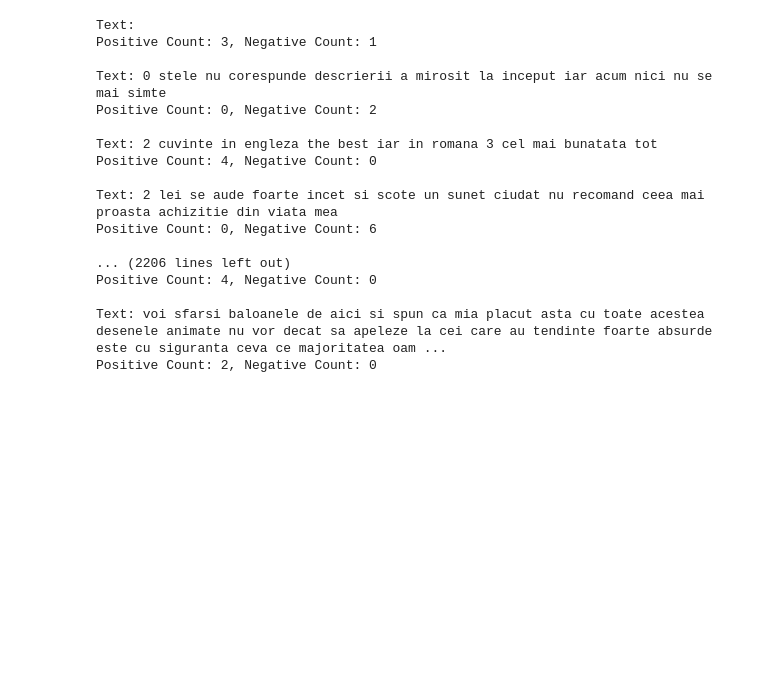
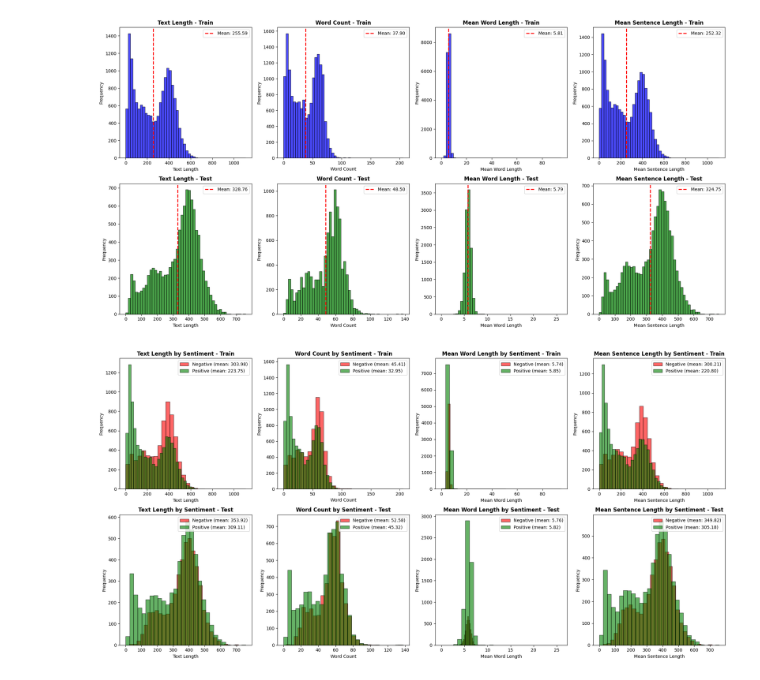
Before and after one commit to deniz2104/Homework_AI_2, a Jupyter notebook: sentiment_analysis_romanian_text.ipynb, the cells around one changed output. Drawn from its saved outputs; the diff is of its cells as text; code cells hidden in the pictures; blank space fills up the shorter version.

```diff
--- a/sentiment_analysis_romanian_text.ipynb
+++ b/sentiment_analysis_romanian_text.ipynb
@@ -10,6 +18,8 @@ from collections import Counter
 # %%
 nltk.download('punkt_tab')
 nltk.download('stopwords')
+
+nlp = spacy.load('ro_core_news_sm')
 # %% [output]
 [nltk_data] Downloading package punkt_tab to
 [nltk_data]     /Users/denis2104/nltk_data...
@@ -207,25 +270,52 @@ def see_positive_negative_sentiments_per_duplicate_text(duplicate_dataset):
-# %%
-list_of_duplicates_in_train = see_positive_negative_sentiments_per_duplicate_text(duplicate_text_in_train)
-list_of_duplicates_in_test = see_positive_negative_sentiments_per_duplicate_text(duplicate_text_in_test)
-
-for text, (pos_count, neg_count) in list_of_duplicates_in_train:
-    if pos_count != neg_count:
-        print(f"Text: {text}\nPositive Count: {pos_count}, Negative Count: {neg_count}\n")
-# %% [output]
-Text:
-Positive Count: 3, Negative Count: 1
-
-Text: 0 stele nu corespunde descrierii a mirosit la inceput iar acum nici nu se mai simte
-Positive Count: 0, Negative Count: 2
-
-Text: 2 cuvinte in engleza the best iar in romana 3 cel mai bunatata tot
-Positive Count: 4, Negative Count: 0
-
-Text: 2 lei se aude foarte incet si scote un sunet ciudat nu recomand ceea mai proasta achizitie din viata mea
-Positive Count: 0, Negative Count: 6
-
-... (2206 lines left out)
-Positive Count: 4, Negative Count: 0
-
-Text: voi sfarsi baloanele de aici si spun ca mia placut asta cu toate acestea desenele animate nu vor decat sa apeleze la cei care au tendinte foarte absurde este cu siguranta ceva ce majoritatea oam ...
-Positive Count: 2, Negative Count: 0
+# %%
+fig, axes = plt.subplots(2, 4, figsize=(20, 10))
+
+features = ['length', 'word_count', 'mean_word_length', 'mean_sentence_length']
+titles = ['Text Length', 'Word Count', 'Mean Word Length', 'Mean Sentence Length']
+
+for idx, (feature, title) in enumerate(zip(features, titles)):
+    axes[0, idx].hist(train[feature], bins=50, alpha=0.7, color='blue', edgecolor='black')
+    axes[0, idx].set_title(f'{title} - Train', fontsize=12, fontweight='bold')
+    axes[0, idx].set_xlabel(title)
+    axes[0, idx].set_ylabel('Frequency')
+    axes[0, idx].axvline(train[feature].mean(), color='red', linestyle='--', linewidth=2, label=f'Mean: {train[feature].mean():.2f}')
+    axes[0, idx].legend()
+
+    axes[1, idx].hist(test[feature], bins=50, alpha=0.7, color='green', edgecolor='black')
+    axes[1, idx].set_title(f'{title} - Test', fontsize=12, fontweight='bold')
+    axes[1, idx].set_xlabel(title)
+    axes[1, idx].set_ylabel('Frequency')
+    axes[1, idx].axvline(test[feature].mean(), color='red', linestyle='--', linewidth=2, label=f'Mean: {test[feature].mean():.2f}')
+    axes[1, idx].legend()
+
+plt.tight_layout()
+plt.show()
+
+fig, axes = plt.subplots(2, 4, figsize=(20, 10))
+
+for idx, (feature, title) in enumerate(zip(features, titles)):
+    train_pos = train[train['label'] == 1][feature]
+    train_neg = train[train['label'] == 0][feature]
+
+    axes[0, idx].hist(train_neg, bins=30, alpha=0.6, color='red', label=f'Negative (mean: {train_neg.mean():.2f})', edgecolor='black')
+    axes[0, idx].hist(train_pos, bins=30, alpha=0.6, color='green', label=f'Positive (mean: {train_pos.mean():.2f})', edgecolor='black')
+    axes[0, idx].set_title(f'{title} by Sentiment - Train', fontsize=12, fontweight='bold')
+    axes[0, idx].set_xlabel(title)
+    axes[0, idx].set_ylabel('Frequency')
+    axes[0, idx].legend()
+
+    test_pos = test[test['label'] == 1][feature]
+    test_neg = test[test['label'] == 0][feature]
+
+    axes[1, idx].hist(test_neg, bins=30, alpha=0.6, color='red', label=f'Negative (mean: {test_neg.mean():.2f})', edgecolor='black')
+    axes[1, idx].hist(test_pos, bins=30, alpha=0.6, color='green', label=f'Positive (mean: {test_pos.mean():.2f})', edgecolor='black')
+    axes[1, idx].set_title(f'{title} by Sentiment - Test', fontsize=12, fontweight='bold')
+    axes[1, idx].set_xlabel(title)
+    axes[1, idx].set_ylabel('Frequency')
+    axes[1, idx].legend()
+
+plt.tight_layout()
+plt.show()
+# %% [output]
+[figure, added]
+[figure, added]
```
Also changed, not shown: parts of 54 cells of this notebook, 2 other files.
